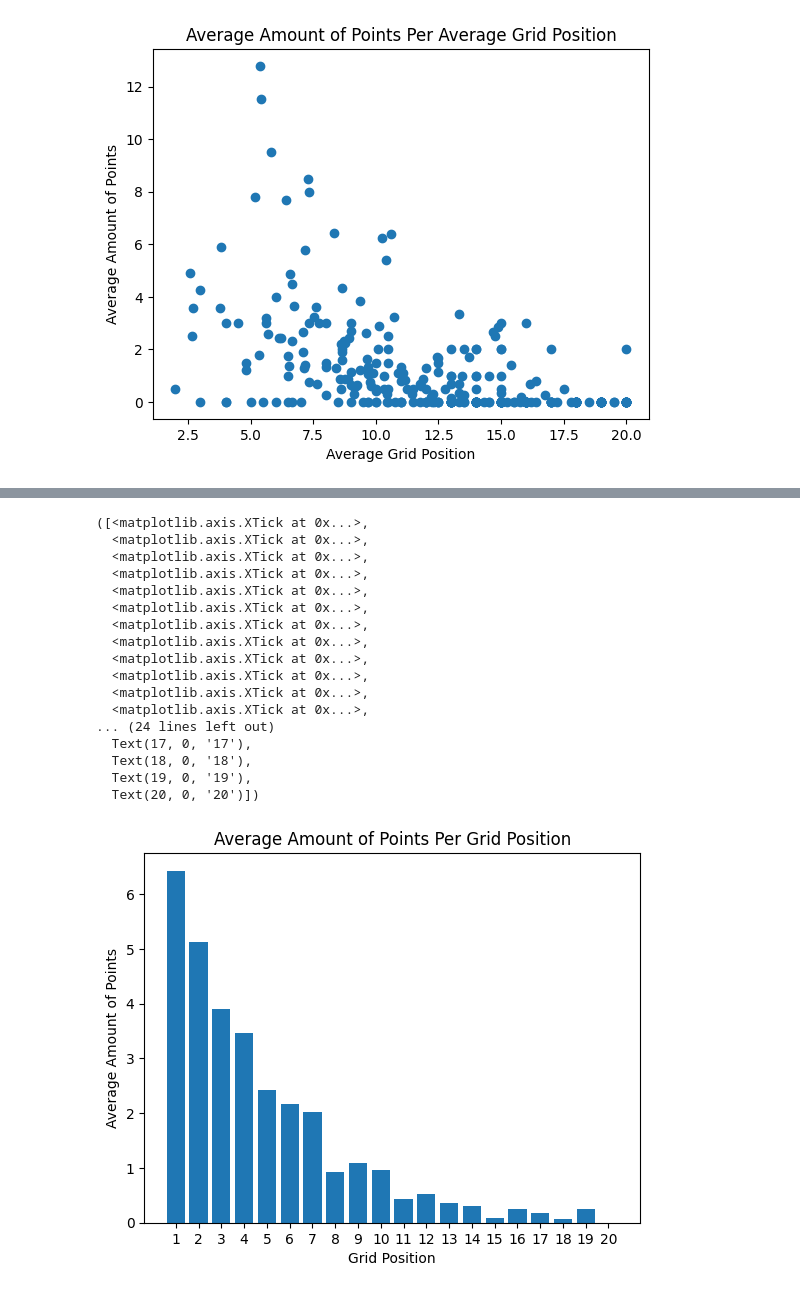
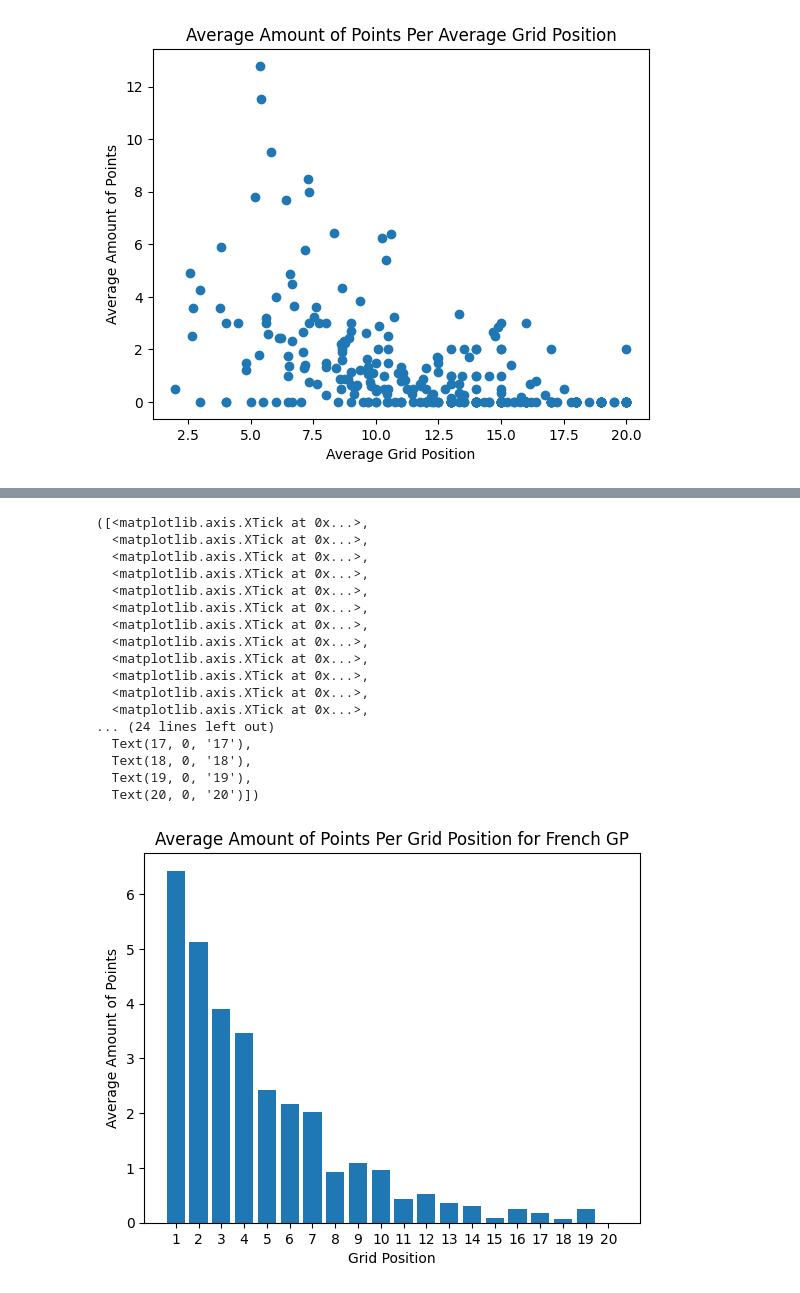
Before and after one commit to MannyBett/EmoryQTM151, a Jupyter notebook: Lecture 22/final_project/Final Project Notebook.ipynb, the cells around one changed output, grey strips where cells are left out. Saved outputs shown, nothing was run; the diff lists cells and outputs as text; code cells hidden in the pictures.

```diff
--- a/Lecture 22/final_project/Final Project Notebook.ipynb
+++ b/Lecture 22/final_project/Final Project Notebook.ipynb
@@ -254,18 +427,12 @@ mat.xticks(numberlist)
 # %%
-FrenchMerged=FinalMerge.query("name == 'French Grand Prix'")
-
-FrenchTest = (FrenchMerged
-                       .groupby(["grid"])
-                       .agg(average_points = ('points','mean')))
-
-display(FrenchTest)
-
+#Make a bargraph showing the average points for each grid position
+#for the French Grand Prix
 FrenchTest["Grid_Position"]=numberlist
 display(FrenchTest)
 
 mat.bar(x="Grid_Position",height="average_points",data=FrenchTest)
 mat.xlabel("Grid Position")
 mat.ylabel("Average Amount of Points")
-mat.title("Average Amount of Points Per Grid Position")
+mat.title("Average Amount of Points Per Grid Position for French GP")
 mat.xticks(numberlist)
 # %% [output]
@@ -308,18 +457,18 @@ mat.xticks(numberlist)
 ([<matplotlib.axis.XTick at 0x...>,
   <matplotlib.axis.XTick at 0x...>,
   <matplotlib.axis.XTick at 0x...>,
   <matplotlib.axis.XTick at 0x...>,
   <matplotlib.axis.XTick at 0x...>,
   <matplotlib.axis.XTick at 0x...>,
   <matplotlib.axis.XTick at 0x...>,
   <matplotlib.axis.XTick at 0x...>,
   <matplotlib.axis.XTick at 0x...>,
   <matplotlib.axis.XTick at 0x...>,
   <matplotlib.axis.XTick at 0x...>,
   <matplotlib.axis.XTick at 0x...>,
 ... (24 lines left out)
   Text(17, 0, '17'),
   Text(18, 0, '18'),
   Text(19, 0, '19'),
   Text(20, 0, '20')])
-[figure, old version]
+[figure, new version]
```
Also changed, not shown: parts of 37 cells of this notebook, 6 other files.
